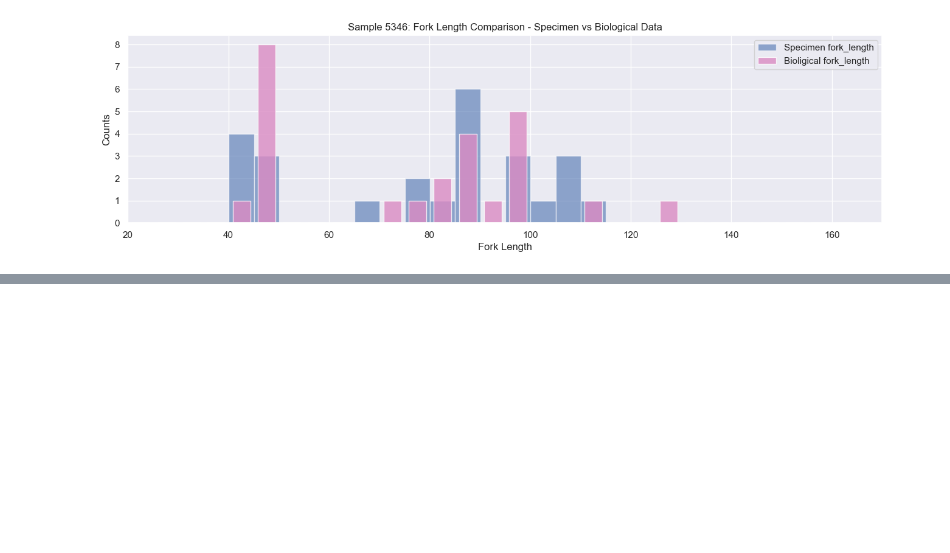
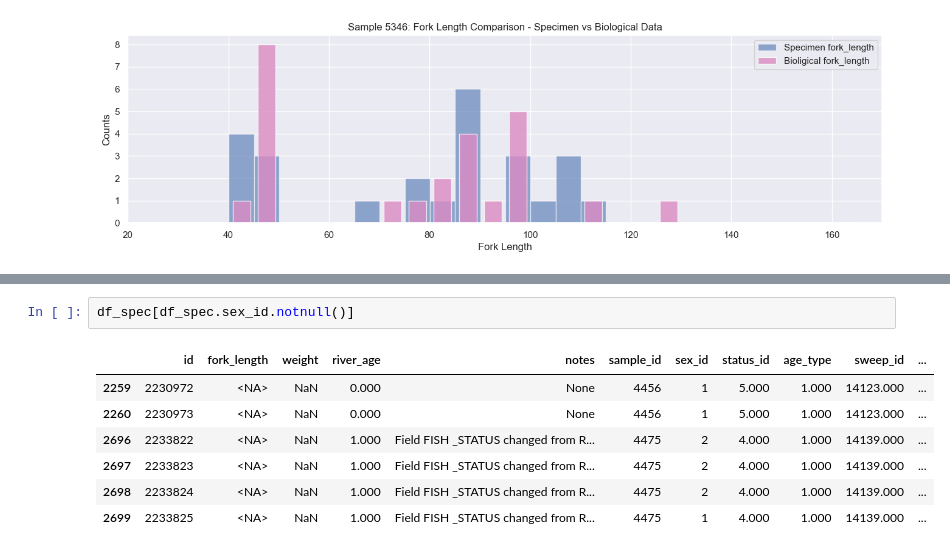
Before and after one commit to dfo-gulf-science/TrapNet-EDA, a Jupyter notebook: TrapNet_Summary_of_Recommendations.ipynb, the cells around one changed output, grey strips where cells are left out. Drawn from its saved outputs; the diff is of its cells as text; blank space fills up the shorter version.

```diff
--- a/TrapNet_Summary_of_Recommendations.ipynb
+++ b/TrapNet_Summary_of_Recommendations.ipynb
@@ -198,0 +205,10 @@ for i in potential_exceptions:
+# %%
+df_spec[df_spec.sex_id.notnull()]
+# %% [output]
+|  | id | fork_length | weight | river_age | notes | sample_id | sex_id | status_id | age_type | sweep_id | ... |
+| 2259 | 2230972 | <NA> | NaN | 0.000 | None | 4456 | 1 | 5.000 | 1.000 | 14123.000 | ... |
+| 2260 | 2230973 | <NA> | NaN | 0.000 | None | 4456 | 1 | 5.000 | 1.000 | 14123.000 | ... |
+| 2696 | 2233822 | <NA> | NaN | 1.000 | Field FISH _STATUS changed from R... | 4475 | 2 | 4.000 | 1.000 | 14139.000 | ... |
+| 2697 | 2233823 | <NA> | NaN | 1.000 | Field FISH _STATUS changed from R... | 4475 | 2 | 4.000 | 1.000 | 14139.000 | ... |
+| 2698 | 2233824 | <NA> | NaN | 1.000 | Field FISH _STATUS changed from R... | 4475 | 2 | 4.000 | 1.000 | 14139.000 | ... |
+| 2699 | 2233825 | <NA> | NaN | 1.000 | Field FISH _STATUS changed from R... | 4475 | 1 | 4.000 | 1.000 | 14139.000 | ... |
```
Also changed, not shown: parts of 5 cells of this notebook, 2 other files.
